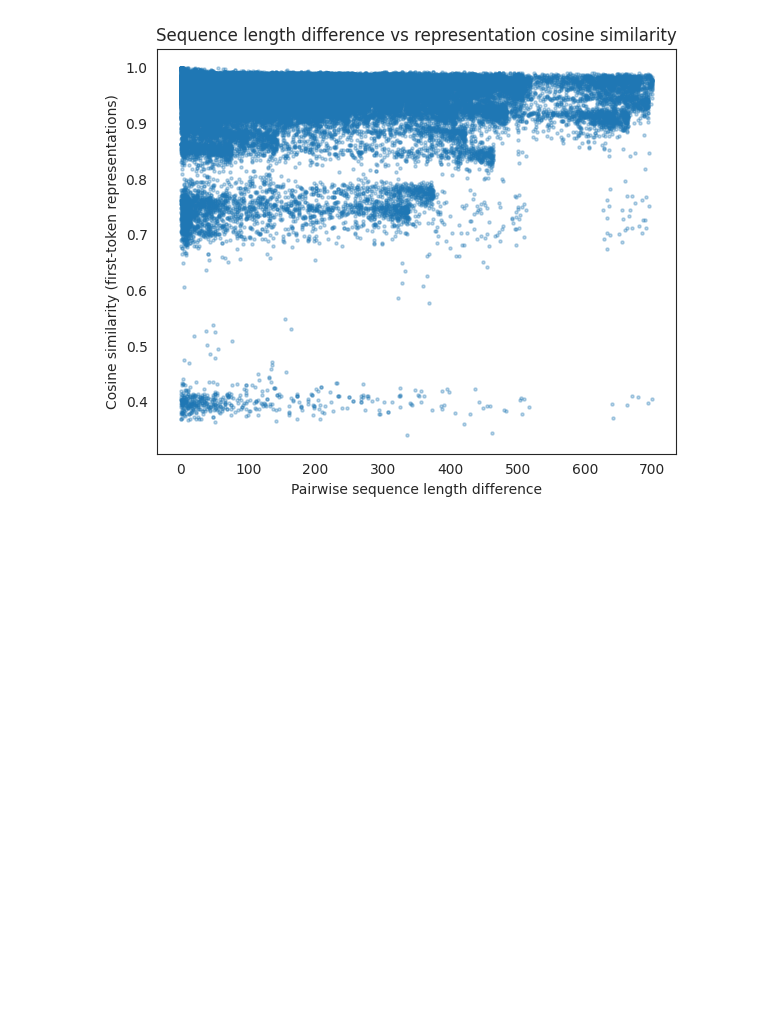
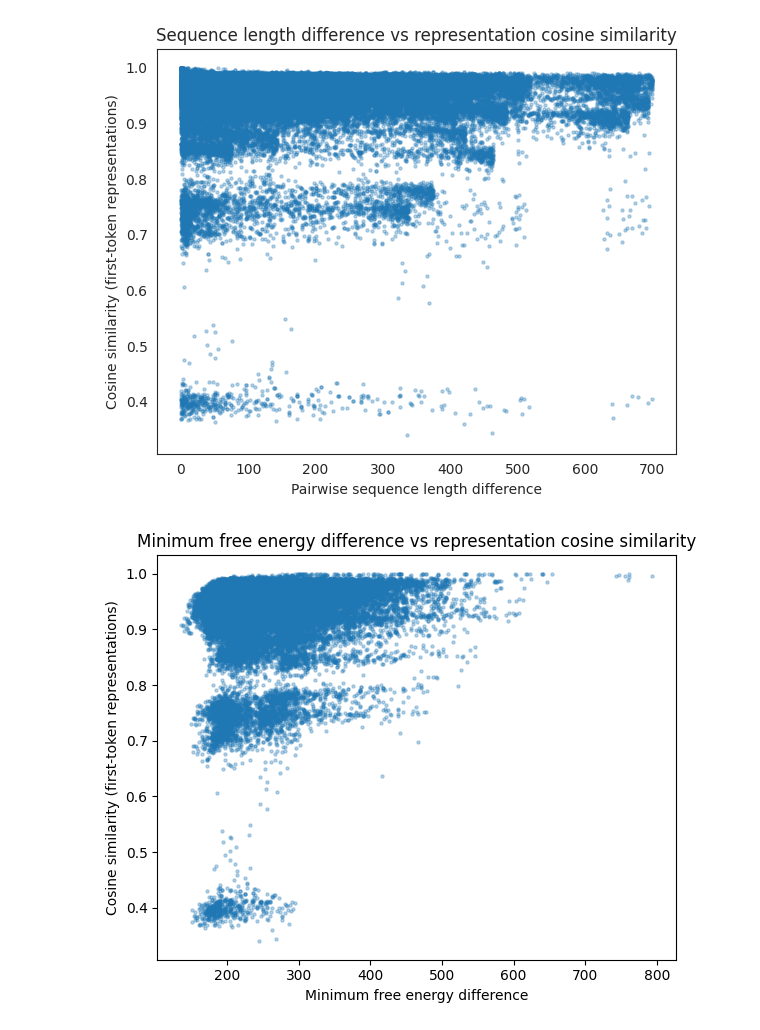
Before and after one commit to erenkumak/How-does-an-LLM-learn-the-language-of-RNA, a Jupyter notebook: bio6_project_representations_and_graphs.ipynb, the cells around one changed output. Saved outputs shown, nothing was run; the diff lists cells and outputs as text; code cells hidden in the pictures; blank space fills up the shorter version.

Commit message:
minimum free energy plot

```diff
--- a/bio6_project_representations_and_graphs.ipynb
+++ b/bio6_project_representations_and_graphs.ipynb
@@ -347,3 +348,29 @@ plt.savefig("scatter_plot_length_representation.png", dpi=600, bbox_inches="tigh
 plt.show()
 # %% [output]
 [figure]
+# %%
+minimum_free_energy_table = pd.read_csv("mfes_3_perfam.csv", index_col=0) #minimum free energies provided by aren
+minimum_free_energy_table = minimum_free_energy_table.reindex(ids) #reordering
+minimum_free_energy_array = minimum_free_energy_table.values.flatten() #getting values
+minimum_free_energy_matrix = np.abs(
+    minimum_free_energy_array[:, None] - minimum_free_energy_array[None, :]
+) #absolute differences of mfe
+minimum_free_energy_df = pd.DataFrame(
+    minimum_free_energy_matrix,
+    index=ids,
+    columns=ids
+) #format it df
+mfe_mat = minimum_free_energy_df.values #get values
+iu = np.triu_indices_from(mfe_mat, k=1)  # get the upper
+x = mfe_mat[iu]   # length differences
+# %%
+plt.figure(figsize=(6, 5))
+plt.scatter(x, y, s=5, alpha=0.3)
+plt.xlabel("Minimum free energy difference")
+plt.ylabel("Cosine similarity (first-token representations)")
+plt.title("Minimum free energy difference vs representation cosine similarity")
+plt.tight_layout()
+plt.savefig("scatter_plot_mfe_representation.png", dpi=600, bbox_inches="tight")
+plt.show()
+# %% [output]
+[figure, added]
```
Also changed, not shown: parts of 1 cell of this notebook.
